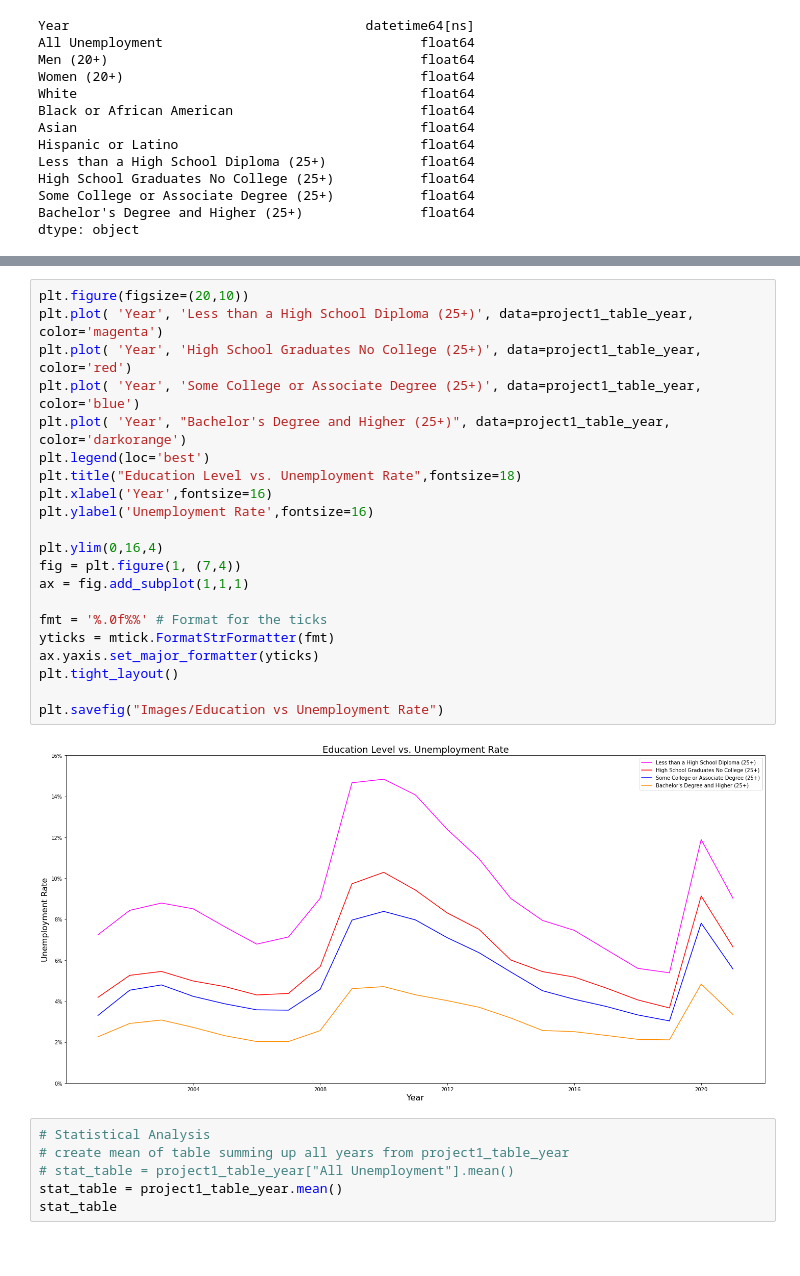
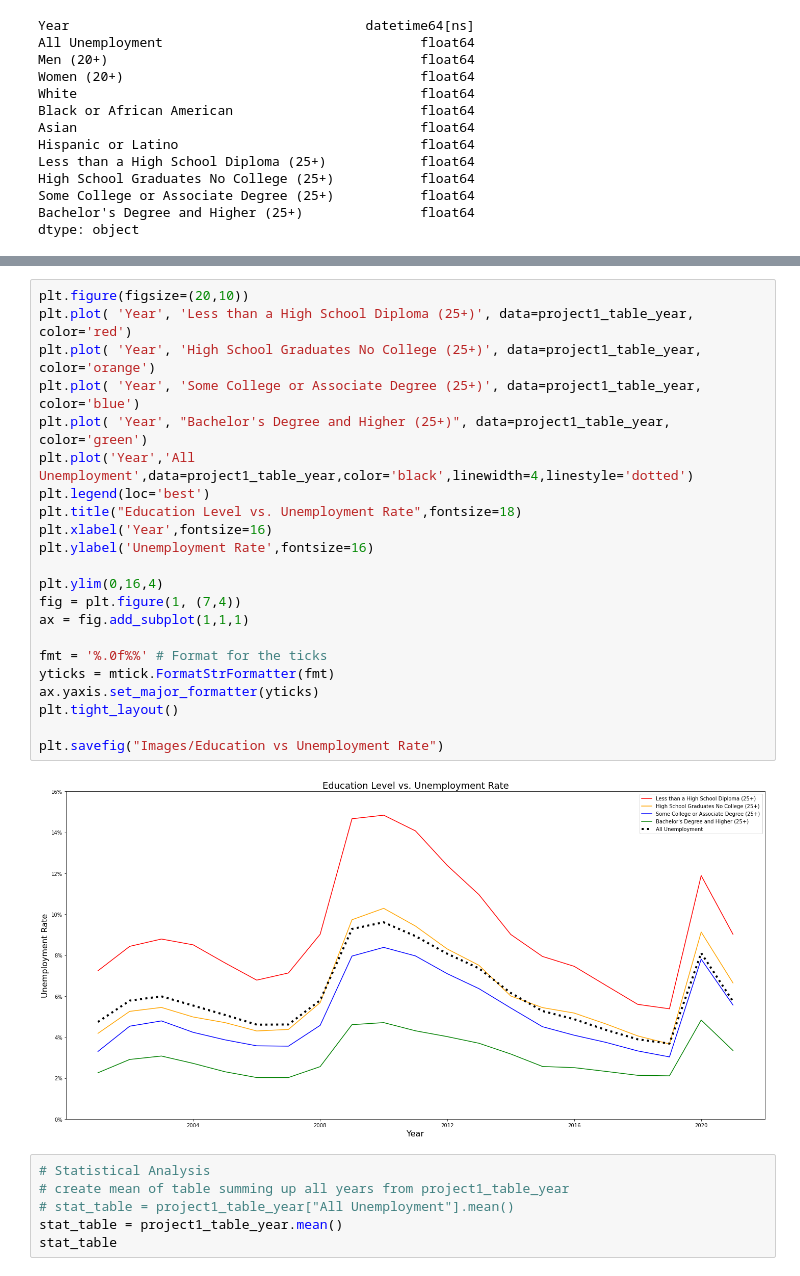
Before and after one commit to EpohDespair/Project-1, a Jupyter notebook: project1.ipynb, the cells around one changed output, grey strips where cells are left out. Drawn from its saved outputs; the diff is of its cells as text.

Commit message:
Final draft with all the updated charts and img files

```diff
--- a/project1.ipynb
+++ b/project1.ipynb
@@ -169,26 +171,27 @@ plt.savefig("Images/Race vs Unemployment Rate")
 # %%
 plt.figure(figsize=(20,10))
-plt.plot( 'Year', 'Less than a High School Diploma (25+)', data=project1_table_year, color='magenta')
-plt.plot( 'Year', 'High School Graduates No College (25+)', data=project1_table_year, color='red')
+plt.plot( 'Year', 'Less than a High School Diploma (25+)', data=project1_table_year, color='red')
+plt.plot( 'Year', 'High School Graduates No College (25+)', data=project1_table_year, color='orange')
 plt.plot( 'Year', 'Some College or Associate Degree (25+)', data=project1_table_year, color='blue')
-plt.plot( 'Year', "Bachelor's Degree and Higher (25+)", data=project1_table_year, color='darkorange')
+plt.plot( 'Year', "Bachelor's Degree and Higher (25+)", data=project1_table_year, color='green')
+plt.plot('Year','All Unemployment',data=project1_table_year,color='black',linewidth=4,linestyle='dotted')
 plt.legend(loc='best')
 plt.title("Education Level vs. Unemployment Rate",fontsize=18)
 plt.xlabel('Year',fontsize=16)
 plt.ylabel('Unemployment Rate',fontsize=16)
 
 plt.ylim(0,16,4)
 fig = plt.figure(1, (7,4))
 ax = fig.add_subplot(1,1,1)
 
 fmt = '%.0f%%' # Format for the ticks
 yticks = mtick.FormatStrFormatter(fmt)
 ax.yaxis.set_major_formatter(yticks)
 plt.tight_layout()
 
 plt.savefig("Images/Education vs Unemployment Rate")
 # %% [output]
-[figure, old version]
+[figure, new version]
 # %%
 # Statistical Analysis
 # create mean of table summing up all years from project1_table_year
```
Also changed, not shown: parts of 18 cells of this notebook, 14 other files.
